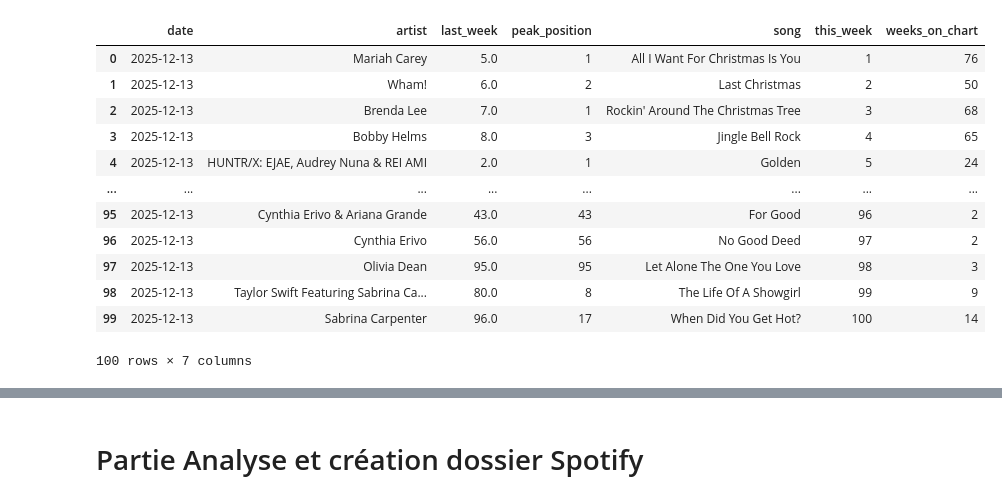
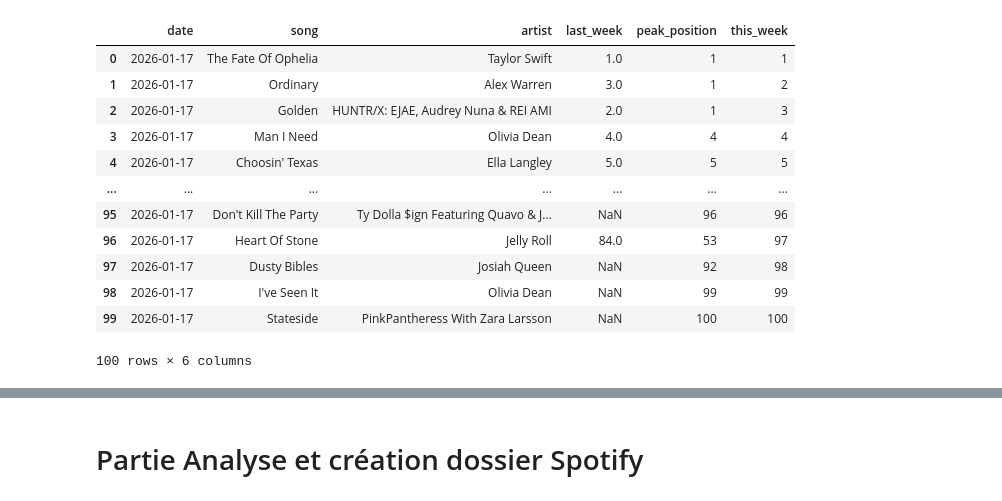
Before and after one commit to kesavanvillebon36/airflow_project, a Jupyter notebook: analyze_spotify.ipynb, the cells around one changed output, grey strips where cells are left out. Drawn from its saved outputs; the diff is of its cells as text; code cells hidden in the pictures.

```diff
--- a/analyze_spotify.ipynb
+++ b/analyze_spotify.ipynb
@@ -35,23 +46,23 @@ display(pd.json_normalize(file3['data']))
 # %%
 file_merged = pd.concat([file3['date'], pd.json_normalize(file3['data'])], axis=1)
 # %%
-file_merged = file_merged.iloc[:, [0,4,1,2,3,,5]]
+file_merged = file_merged.iloc[:, [0,4,1,2,3,5]]
 ['','','','','','','']
 file_merged
 # %% [output]
-|  | date | artist | last_week | peak_position | song | this_week | weeks_on_chart |
-| 0 | 2025-12-13 | Mariah Carey | 5.0 | 1 | All I Want For Christmas Is You | 1 | 76 |
-| 1 | 2025-12-13 | Wham! | 6.0 | 2 | Last Christmas | 2 | 50 |
-| 2 | 2025-12-13 | Brenda Lee | 7.0 | 1 | Rockin' Around The Christmas Tree | 3 | 68 |
-| 3 | 2025-12-13 | Bobby Helms | 8.0 | 3 | Jingle Bell Rock | 4 | 65 |
-| 4 | 2025-12-13 | HUNTR/X: EJAE, Audrey Nuna & REI AMI | 2.0 | 1 | Golden | 5 | 24 |
-| ... | ... | ... | ... | ... | ... | ... | ... |
-| 95 | 2025-12-13 | Cynthia Erivo & Ariana Grande | 43.0 | 43 | For Good | 96 | 2 |
-| 96 | 2025-12-13 | Cynthia Erivo | 56.0 | 56 | No Good Deed | 97 | 2 |
-| 97 | 2025-12-13 | Olivia Dean | 95.0 | 95 | Let Alone The One You Love | 98 | 3 |
-| 98 | 2025-12-13 | Taylor Swift Featuring Sabrina Ca... | 80.0 | 8 | The Life Of A Showgirl | 99 | 9 |
-| 99 | 2025-12-13 | Sabrina Carpenter | 96.0 | 17 | When Did You Get Hot? | 100 | 14 |
+|  | date | song | artist | last_week | peak_position | this_week |
+| 0 | 2026-01-17 | The Fate Of Ophelia | Taylor Swift | 1.0 | 1 | 1 |
+| 1 | 2026-01-17 | Ordinary | Alex Warren | 3.0 | 1 | 2 |
+| 2 | 2026-01-17 | Golden | HUNTR/X: EJAE, Audrey Nuna & REI AMI | 2.0 | 1 | 3 |
+| 3 | 2026-01-17 | Man I Need | Olivia Dean | 4.0 | 4 | 4 |
+| 4 | 2026-01-17 | Choosin' Texas | Ella Langley | 5.0 | 5 | 5 |
+| ... | ... | ... | ... | ... | ... | ... |
+| 95 | 2026-01-17 | Don't Kill The Party | Ty Dolla $ign Featuring Quavo & J... | NaN | 96 | 96 |
+| 96 | 2026-01-17 | Heart Of Stone | Jelly Roll | 84.0 | 53 | 97 |
+| 97 | 2026-01-17 | Dusty Bibles | Josiah Queen | NaN | 92 | 98 |
+| 98 | 2026-01-17 | I've Seen It | Olivia Dean | NaN | 99 | 99 |
+| 99 | 2026-01-17 | Stateside | PinkPantheress With Zara Larsson | NaN | 100 | 100 |
-100 rows × 7 columns
+100 rows × 6 columns
 # %%
 billboardOAT = pd.read_parquet('raw/billboard/billboard_100_OAT.parquet', engine='pyarrow')
 # %%
```
Also changed, not shown: parts of 70 cells of this notebook, 8 other files.
